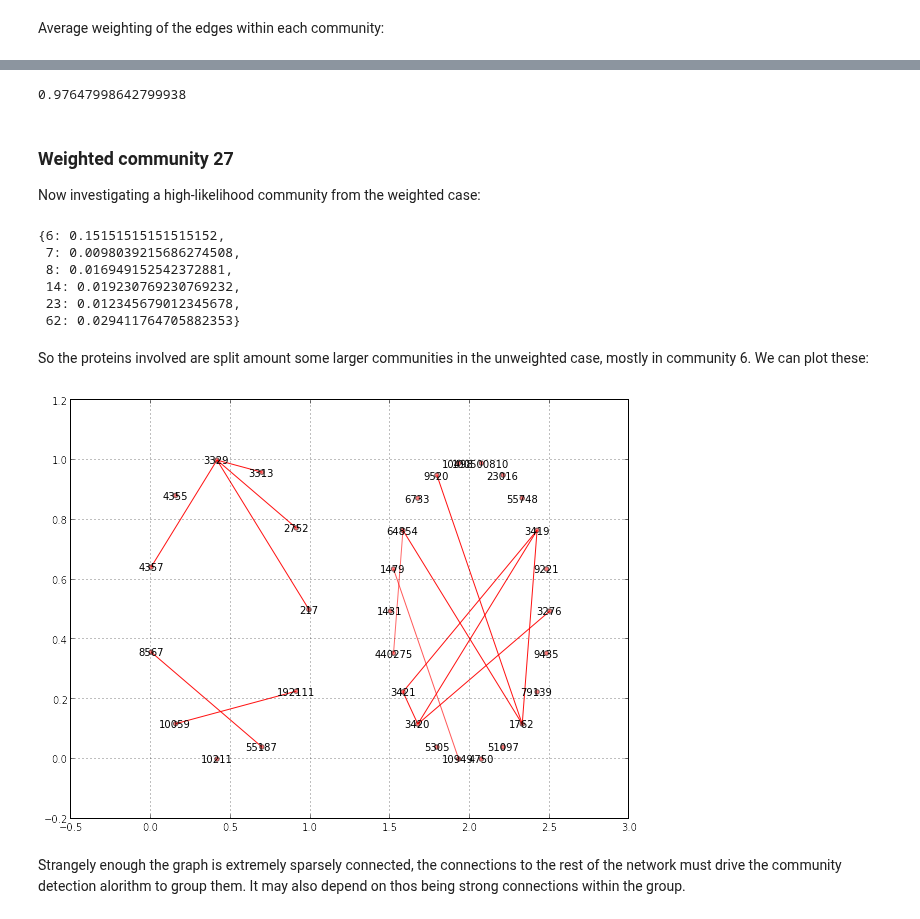
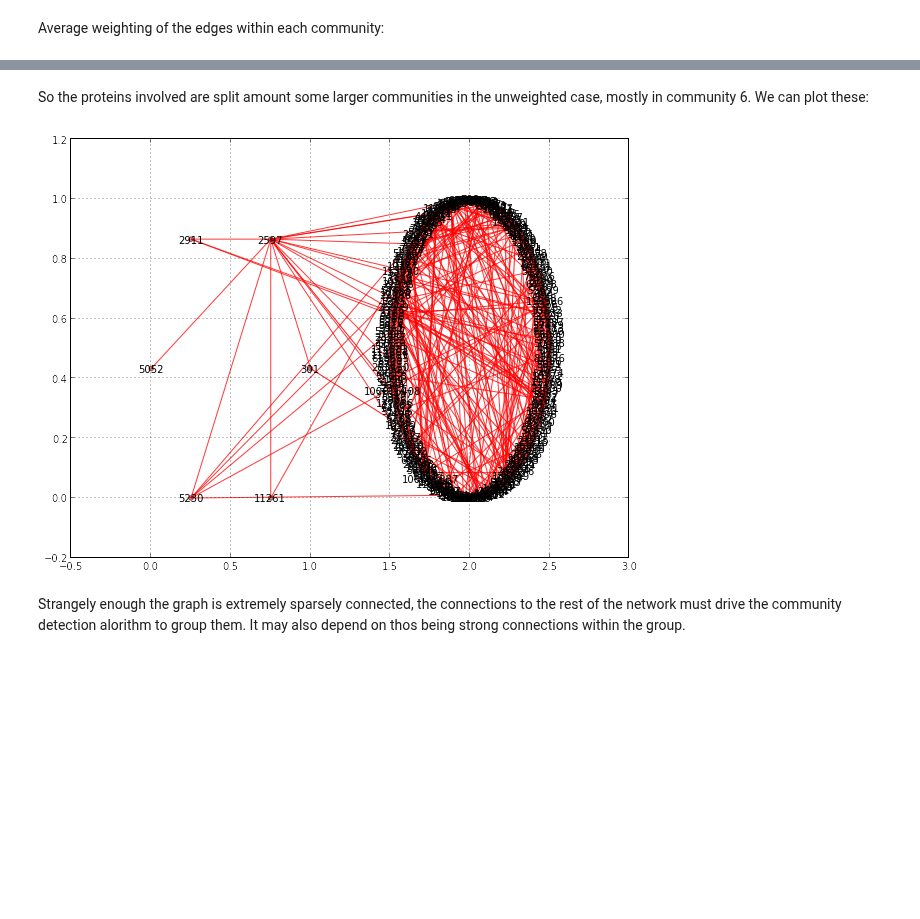
Before and after one commit to gngdb/opencast-bio, a Jupyter notebook: notebooks/Community Detection.ipynb, the cells around one changed output, grey strips where cells are left out. Saved outputs shown, nothing was run; the diff lists cells and outputs as text; code cells hidden in the pictures; blank space fills up the shorter version.

Commit message:
repeated community detection with new weightings

```diff
--- a/notebooks/Community Detection.ipynb
+++ b/notebooks/Community Detection.ipynb
@@ -553,4 +531,4 @@ We can find the overlapping communities again quite easily:
 # %%
-s = findsimilarcom(unweightedcommunities[30],weightedcommunities)
+s=findsimilarcom(weightedcommunities[283],unweightedcommunities)
 s
 # %% [output]
@@ -567,27 +541,10 @@ plotcommunities(unweightedcommunities[30],list(flatten(map(lambda k: weightedcom
-# %%
-averageweight(unweightedcommunities[30])
-# %% [output]
-0.97647998642799938
-# %% [markdown]
-### Weighted community 27
-
-Now investigating a high-likelihood community from the weighted case:
-# %%
-findsimilarcom(weightedcommunities[27],unweightedcommunities)
-# %% [output]
-{6: 0.15151515151515152,
- 7: 0.0098039215686274508,
- 8: 0.016949152542372881,
- 14: 0.019230769230769232,
- 23: 0.012345679012345678,
- 62: 0.029411764705882353}
 # %% [markdown]
 So the proteins involved are split amount some larger communities in the unweighted case, mostly in community 6.
 We can plot these:
-# %%
-plotcommunities(weightedcommunities[27],unweightedcommunities[6])
-# %% [output]
-[figure, removed]
+# %%
+plotcommunities(weightedcommunities[283],list(flatten(map(lambda k: unweightedcommunities[k],s))))
+# %% [output]
+[figure, added]
 # %% [markdown]
 Strangely enough the graph is extremely sparsely connected, the connections to the rest of the network must drive the community detection alorithm to group them.
 It may also depend on thos being strong connections within the group.
```
Also changed, not shown: parts of 34 cells of this notebook.
